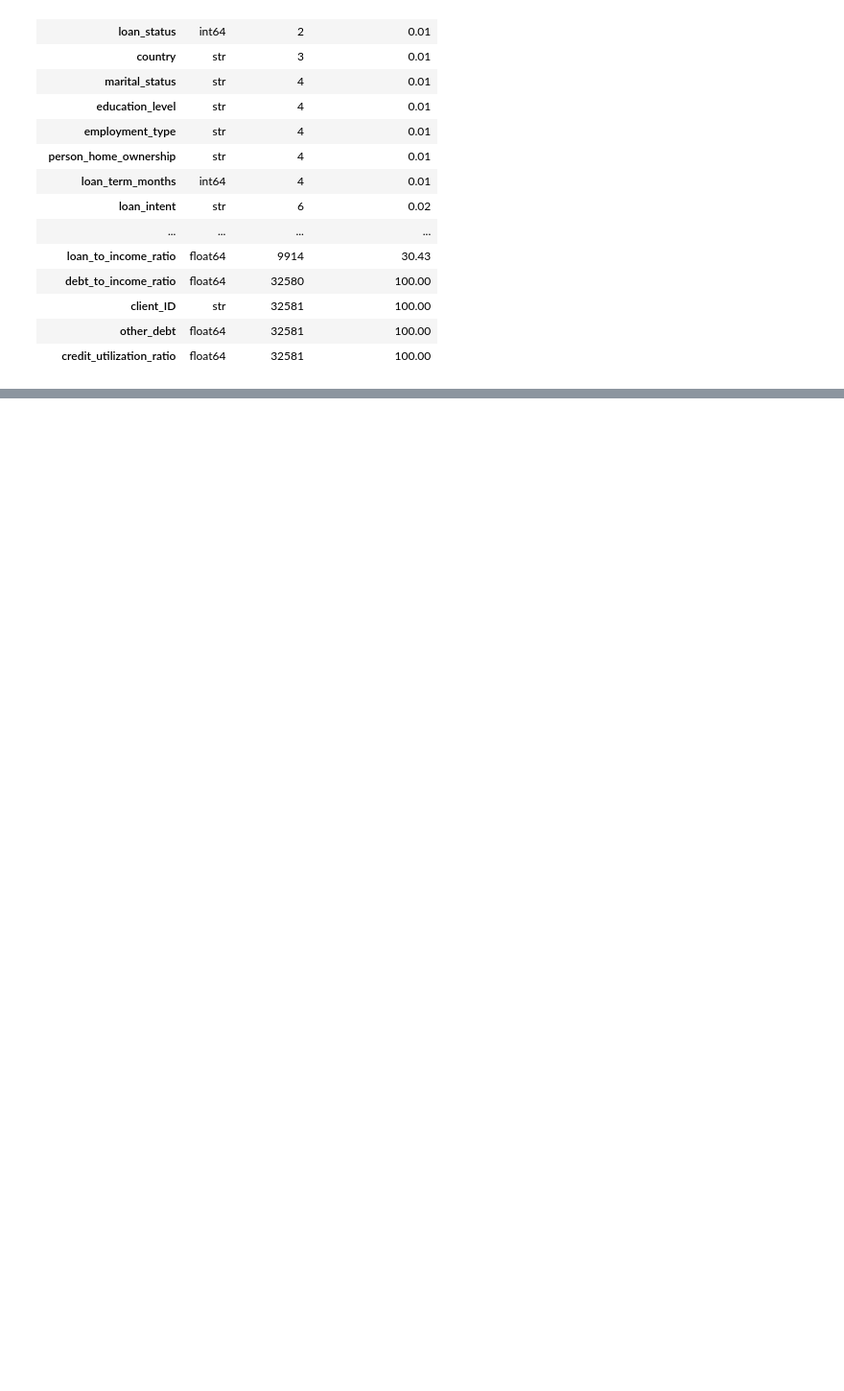
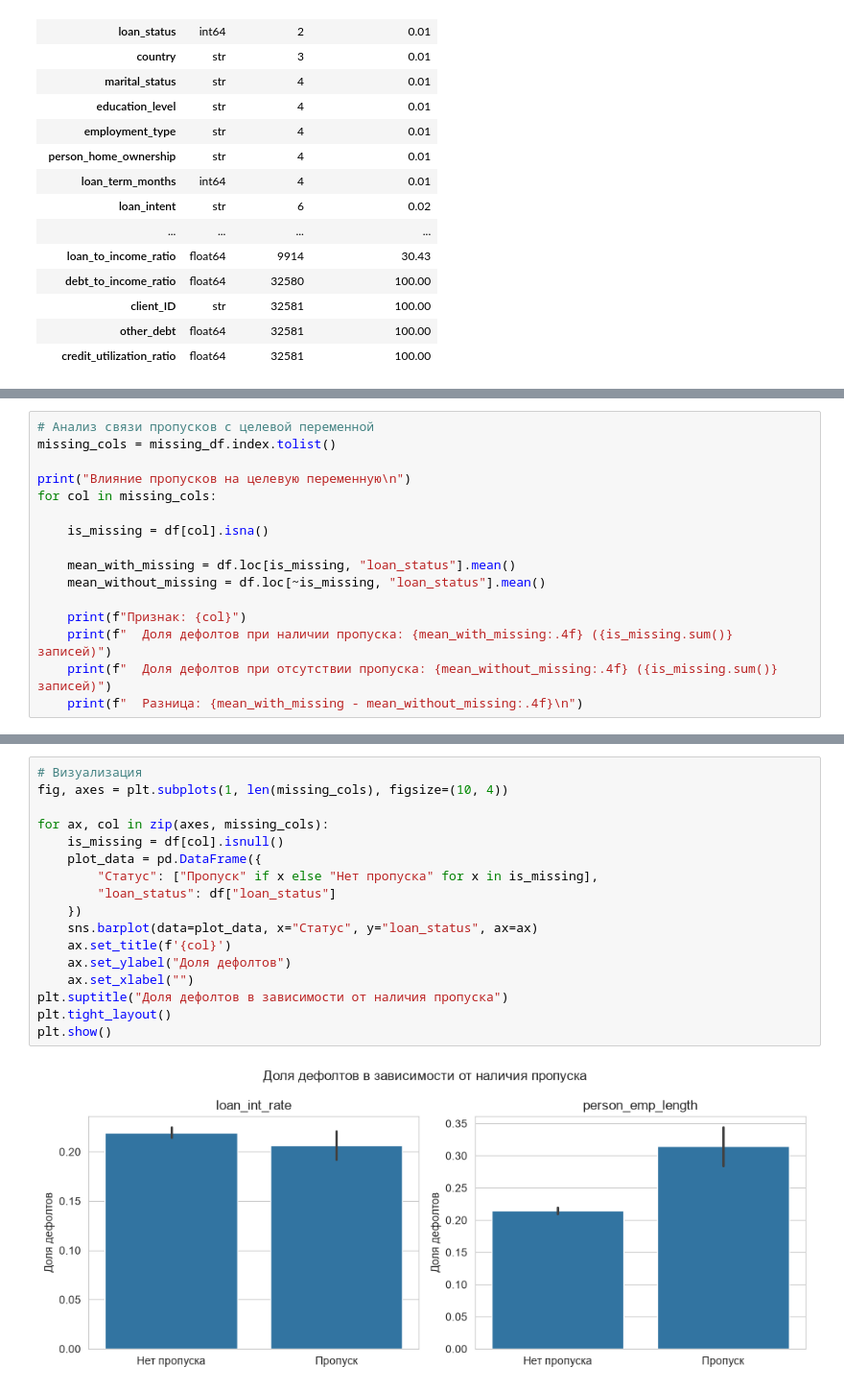
Before and after one commit to null-route-dev/credit-risk-classification, a Jupyter notebook: notebooks/01_eda_analysis.ipynb, the cells around one changed output, grey strips where cells are left out. Shown at 96% size. Drawn from its saved outputs; the diff is of its cells as text; blank space fills up the shorter version.

```diff
--- a/notebooks/01_eda_analysis.ipynb
+++ b/notebooks/01_eda_analysis.ipynb
@@ -185,0 +216,16 @@ display(unique_info)
+# %%
+# Анализ связи пропусков с целевой переменной
+missing_cols = missing_df.index.tolist()
+
+print("Влияние пропусков на целевую переменную\n")
+for col in missing_cols:
+
+    is_missing = df[col].isna()
+
+    mean_with_missing = df.loc[is_missing, "loan_status"].mean()
+    mean_without_missing = df.loc[~is_missing, "loan_status"].mean()
+
+    print(f"Признак: {col}")
+    print(f"  Доля дефолтов при наличии пропуска: {mean_with_missing:.4f} ({is_missing.sum()} записей)")
+    print(f"  Доля дефолтов при отсутствии пропуска: {mean_without_missing:.4f} ({is_missing.sum()} записей)")
+    print(f"  Разница: {mean_with_missing - mean_without_missing:.4f}\n")
@@ -185,0 +244,19 @@ display(unique_info)
+# %%
+# Визуализация
+fig, axes = plt.subplots(1, len(missing_cols), figsize=(10, 4))
+
+for ax, col in zip(axes, missing_cols):
+    is_missing = df[col].isnull()
+    plot_data = pd.DataFrame({
+        "Статус": ["Пропуск" if x else "Нет пропуска" for x in is_missing],
+        "loan_status": df["loan_status"]
+    })
+    sns.barplot(data=plot_data, x="Статус", y="loan_status", ax=ax)
+    ax.set_title(f'{col}')
+    ax.set_ylabel("Доля дефолтов")
+    ax.set_xlabel("")
+plt.suptitle("Доля дефолтов в зависимости от наличия пропуска")
+plt.tight_layout()
+plt.show()
+# %% [output]
+[figure, added]
```
Also changed, not shown: parts of 4 cells of this notebook.
